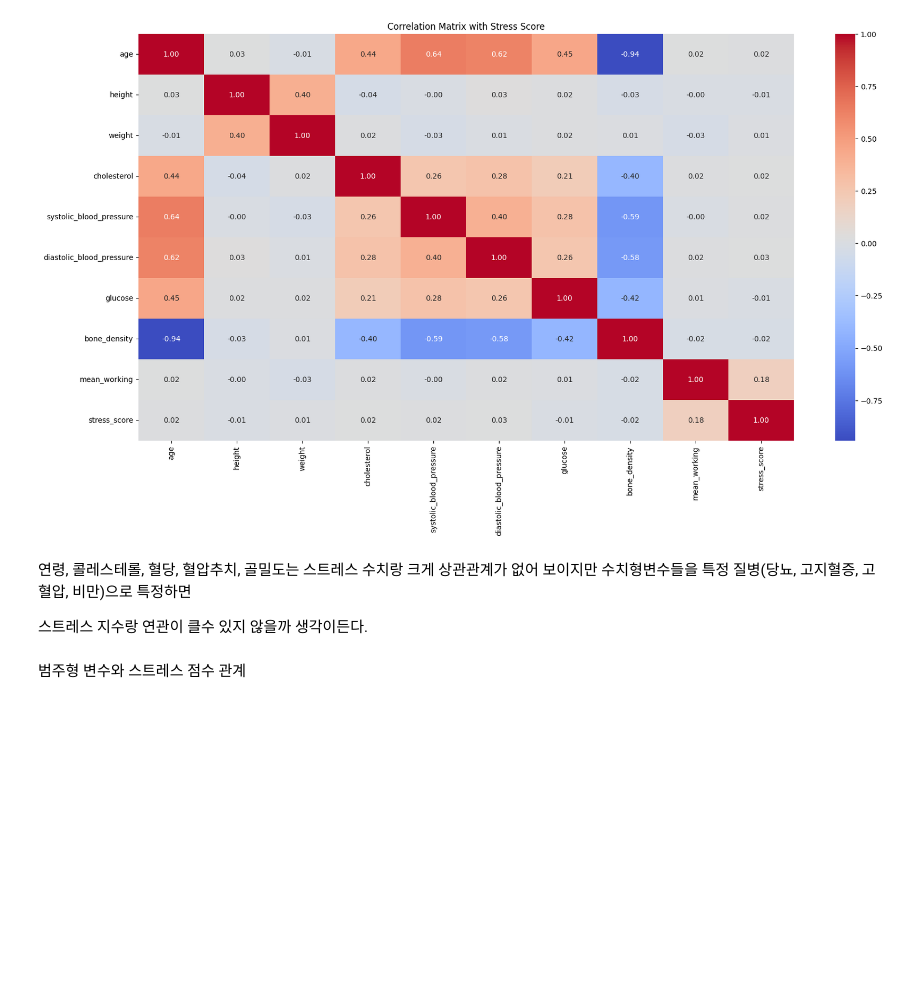
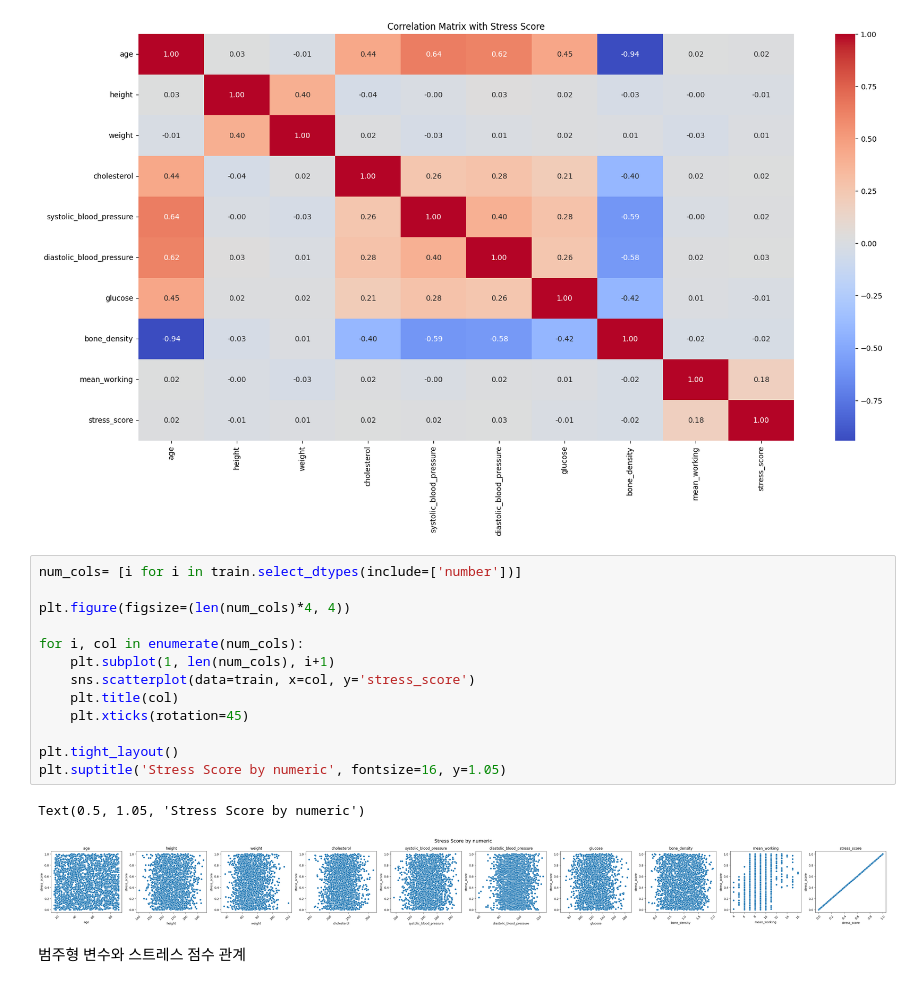
Before and after one commit to moonhimchan/data_analyst_project, a Jupyter notebook: dacon/데이콘 Basic 스트레스 지수 예측/submit/submit01.ipynb, the cells around one changed output. Cells and saved outputs as stored; diff of their text form; blank space fills up the shorter version.

```diff
--- a/dacon/데이콘 Basic 스트레스 지수 예측/submit/submit01.ipynb
+++ b/dacon/데이콘 Basic 스트레스 지수 예측/submit/submit01.ipynb
@@ -131,10 +120,22 @@ plt.title("Correlation Matrix with Stress Score")
 # %% [output]
 Text(0.5, 1.0, 'Correlation Matrix with Stress Score')
 [figure]
-# %% [markdown]
-연령, 콜레스테롤, 혈당, 혈압추치, 골밀도는 스트레스 수치랑 크게 상관관계가 없어 보이지만 수치형변수들을 특정 질병(당뇨, 고지혈증, 고혈압, 비만)으로 특정하면
-
-스트레스 지수랑 연관이 클수 있지 않을까 생각이든다.
+# %%
+num_cols= [i for i in train.select_dtypes(include=['number'])]
+
+plt.figure(figsize=(len(num_cols)*4, 4))
+
+for i, col in enumerate(num_cols):
+    plt.subplot(1, len(num_cols), i+1)
+    sns.scatterplot(data=train, x=col, y='stress_score')
+    plt.title(col)
+    plt.xticks(rotation=45)
+
+plt.tight_layout()
+plt.suptitle('Stress Score by numeric', fontsize=16, y=1.05)
+# %% [output]
+Text(0.5, 1.05, 'Stress Score by numeric')
+[figure, added]
 # %% [markdown]
 범주형 변수와 스트레스 점수 관계
 # %%
```
Also changed, not shown: parts of 11 cells of this notebook, 7 other files.
